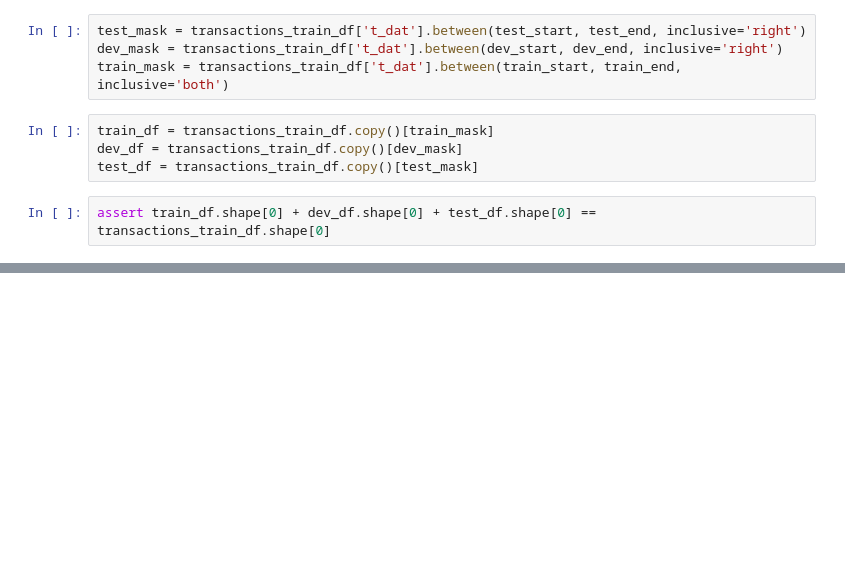
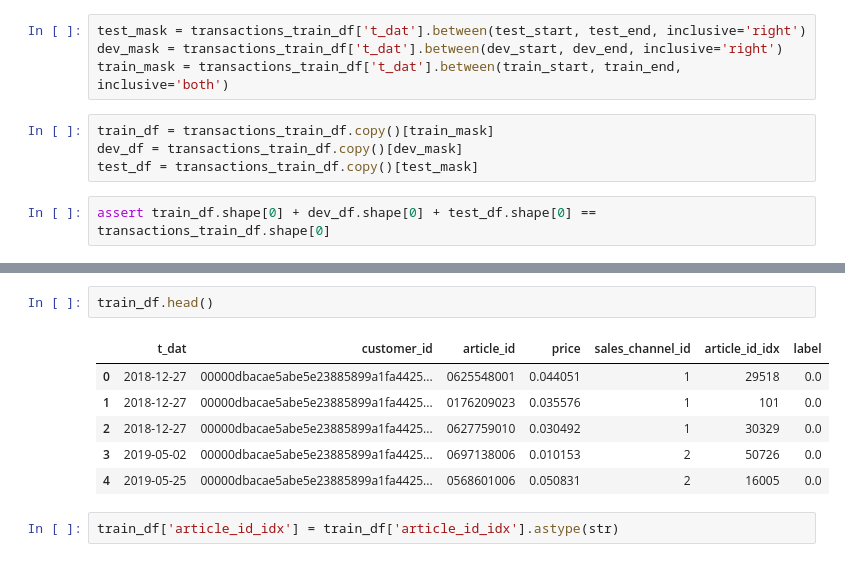
Before and after one commit to stevieg3/fashion-recommendations, a Jupyter notebook: notebooks/02-Data split.ipynb, the cells around one changed output, grey strips where cells are left out. Saved outputs shown, nothing was run; the diff lists cells and outputs as text; blank space fills up the shorter version.

```diff
--- a/notebooks/02-Data split.ipynb
+++ b/notebooks/02-Data split.ipynb
@@ -83,0 +185,11 @@ test_df.to_parquet('data/splits/test.parquet', index=False)
+# %%
+train_df.head()
+# %% [output]
+|  | t_dat | customer_id | article_id | price | sales_channel_id | article_id_idx | label |
+| 0 | 2018-12-27 | 00000dbacae5abe5e23885899a1fa4425... | 0625548001 | 0.044051 | 1 | 29518 | 0.0 |
+| 1 | 2018-12-27 | 00000dbacae5abe5e23885899a1fa4425... | 0176209023 | 0.035576 | 1 | 101 | 0.0 |
+| 2 | 2018-12-27 | 00000dbacae5abe5e23885899a1fa4425... | 0627759010 | 0.030492 | 1 | 30329 | 0.0 |
+| 3 | 2019-05-02 | 00000dbacae5abe5e23885899a1fa4425... | 0697138006 | 0.010153 | 2 | 50726 | 0.0 |
+| 4 | 2019-05-25 | 00000dbacae5abe5e23885899a1fa4425... | 0568601006 | 0.050831 | 2 | 16005 | 0.0 |
+# %%
+train_df['article_id_idx'] = train_df['article_id_idx'].astype(str)
```
Also changed, not shown: parts of 64 cells of this notebook.
